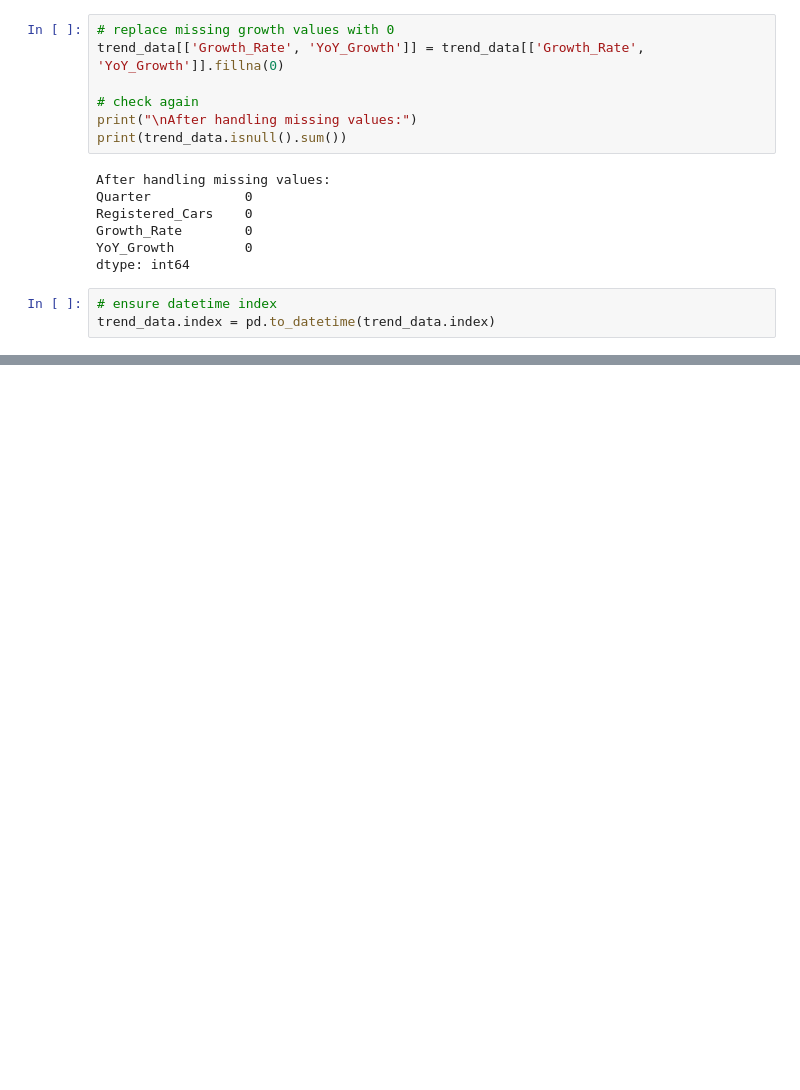
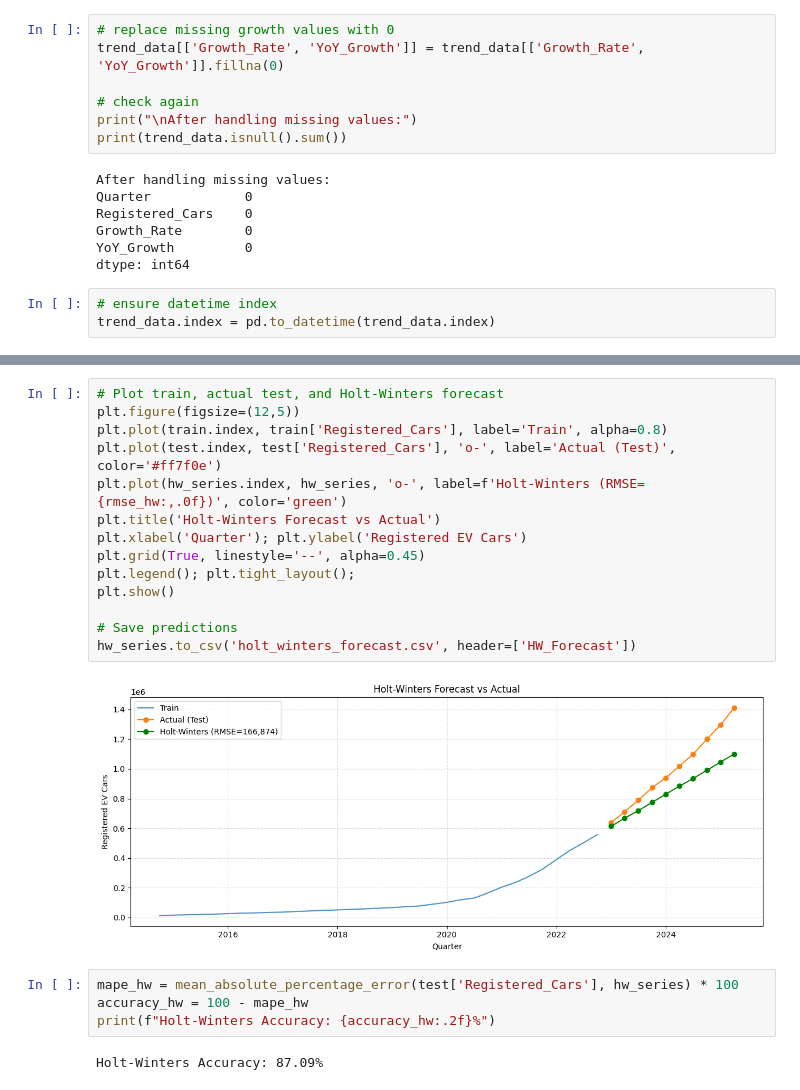
Before and after one commit to vinaykotadiya/ev-adoption-forecast, a Jupyter notebook: ZEV_Forcasting_Time_Series.ipynb, the cells around one changed output, grey strips where cells are left out. Saved outputs shown, nothing was run; the diff lists cells and outputs as text; blank space fills up the shorter version.

```diff
--- a/ZEV_Forcasting_Time_Series.ipynb
+++ b/ZEV_Forcasting_Time_Series.ipynb
@@ -503,0 +486,22 @@ LSTM RMSE: 338,298.06
+# %%
+# Plot train, actual test, and Holt-Winters forecast
+plt.figure(figsize=(12,5))
+plt.plot(train.index, train['Registered_Cars'], label='Train', alpha=0.8)
+plt.plot(test.index, test['Registered_Cars'], 'o-', label='Actual (Test)', color='#ff7f0e')
+plt.plot(hw_series.index, hw_series, 'o-', label=f'Holt-Winters (RMSE={rmse_hw:,.0f})', color='green')
+plt.title('Holt-Winters Forecast vs Actual')
+plt.xlabel('Quarter'); plt.ylabel('Registered EV Cars')
+plt.grid(True, linestyle='--', alpha=0.45)
+plt.legend(); plt.tight_layout();
+plt.show()
+
+# Save predictions
+hw_series.to_csv('holt_winters_forecast.csv', header=['HW_Forecast'])
+# %% [output]
+[figure, added]
+# %%
+mape_hw = mean_absolute_percentage_error(test['Registered_Cars'], hw_series) * 100
+accuracy_hw = 100 - mape_hw
+print(f"Holt-Winters Accuracy: {accuracy_hw:.2f}%")
+# %% [output]
+Holt-Winters Accuracy: 87.09%
```
Also changed, not shown: parts of 51 cells of this notebook.
